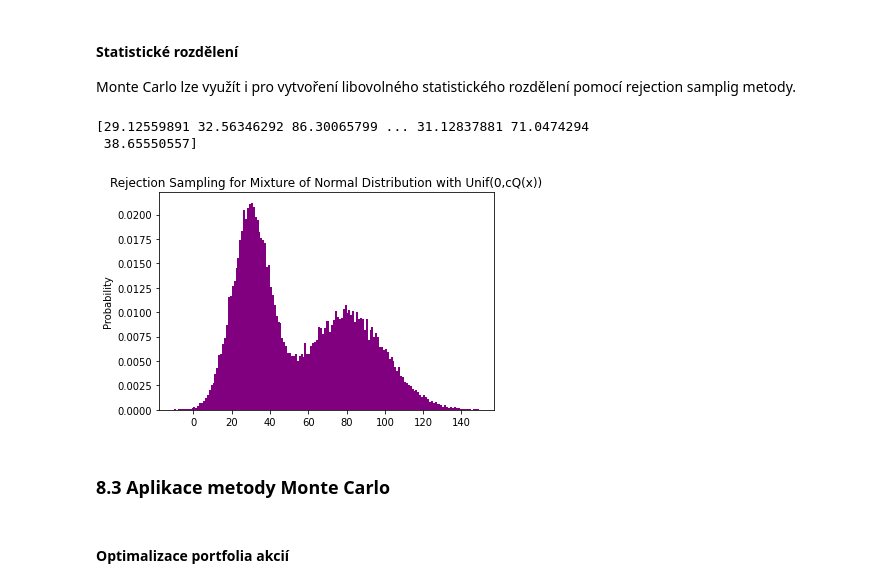
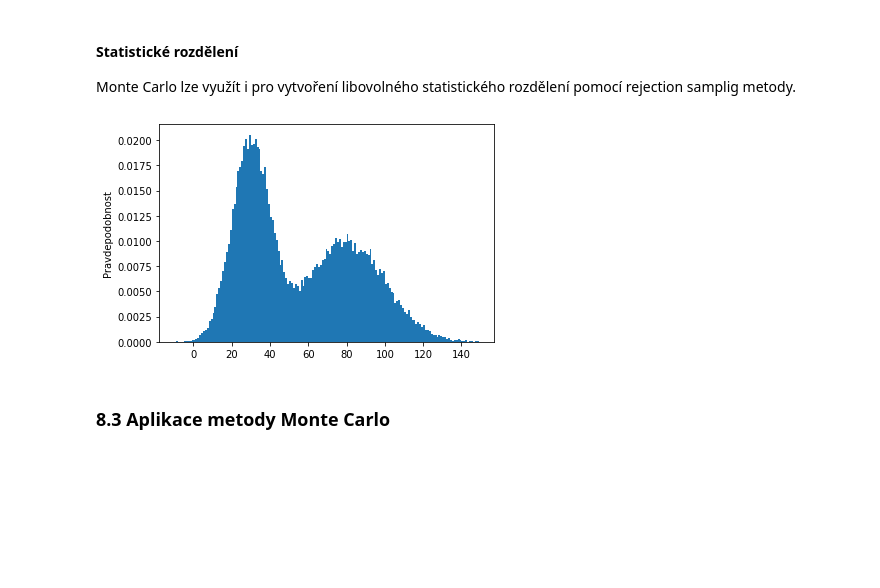
Before and after one commit to pavelberanek91/matematicky-software, a Jupyter notebook: MS8_monte_carlo.ipynb, the cells around one changed output. Drawn from its saved outputs; the diff is of its cells as text; code cells hidden in the pictures; blank space fills up the shorter version.

```diff
--- a/MS8_monte_carlo.ipynb
+++ b/MS8_monte_carlo.ipynb
@@ -292,40 +292,35 @@ def rejection_sampling(M, c, mu_q, sigma_q, mu_norm1, sigma_norm1, mu_norm2, sig
         lambda u: u[0] <= P_star(u[1], mu_norm1, sigma_norm1, mu_norm2, sigma_norm2), zip(u, x))))[:,1]
 
 def main():
 
     #doména hodnot, na kterých chceme vzorkovat z rozdělení
     x = np.arange(-10,150)
 
     #střední hodnota a rozptyl dvou normálních rozdělení
     mu_norm1 = 30        #N(30, 10)
     sigma_norm1 = 10
     mu_norm2 = 80       #N(80, 20)
     sigma_norm2 = 20
 
     #proposal function Q(x) = N(80-30, 20+10) = N(50, 30)
     #pomocí ní se provádí generování ze součtu rozdělení P* = N(30, 10) + N(80, 20)
     mu_q = 50
     sigma_q = 30
 
     #k rozdělení se vytváří normalizační konstanta
     c = max(P_star(x, mu_norm1, sigma_norm1, mu_norm2, sigma_norm2) / Q(x, mu_q, sigma_q))
 
     #pomocí rejection samplingu vrátíme přijaté hodnoty, spadající do rozdělení
     x_accepted = rejection_sampling(100000, c, mu_q, sigma_q, mu_norm1, sigma_norm1, mu_norm2, sigma_norm2)
 
     #vytvoříme histogram z nezamítnutých hodnot
-    counts, bins, ignored = plt.hist(x_accepted, x, density = True,color = 'purple', label = 'accepted samples')
-    plt.title("Rejection Sampling for Mixture of Normal Distribution with Unif(0,cQ(x))")
-    plt.ylabel("Probability")
+    counts, bins, ignored = plt.hist(x_accepted, x, density = True)
+    plt.ylabel("Pravdepodobnost")
     plt.show()
 
 if __name__ == "__main__":
     main()
 # %% [output]
-[29.12559891 32.56346292 86.30065799 ... 31.12837881 71.0474294
- 38.65550557]
-[figure, old version]
+[figure, new version]
 # %% [markdown]
 ### 8.3 Aplikace metody Monte Carlo
-# %% [markdown]
-#### Optimalizace portfolia akcií
```
Also changed, not shown: parts of 20 cells of this notebook, 2 other files.
